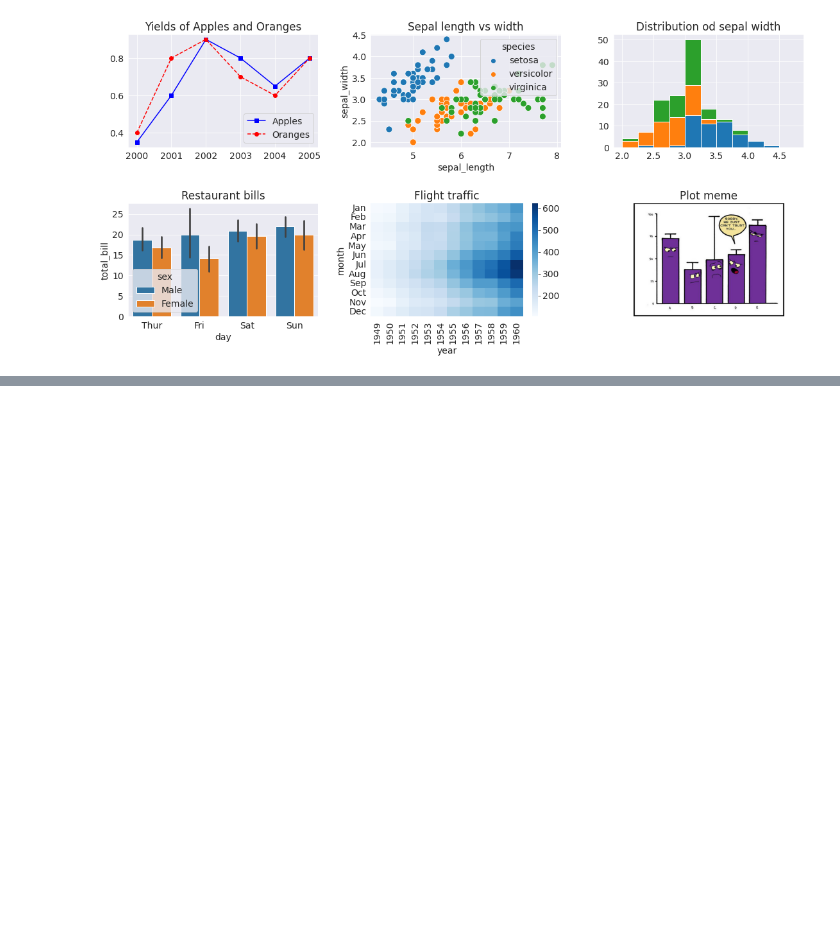
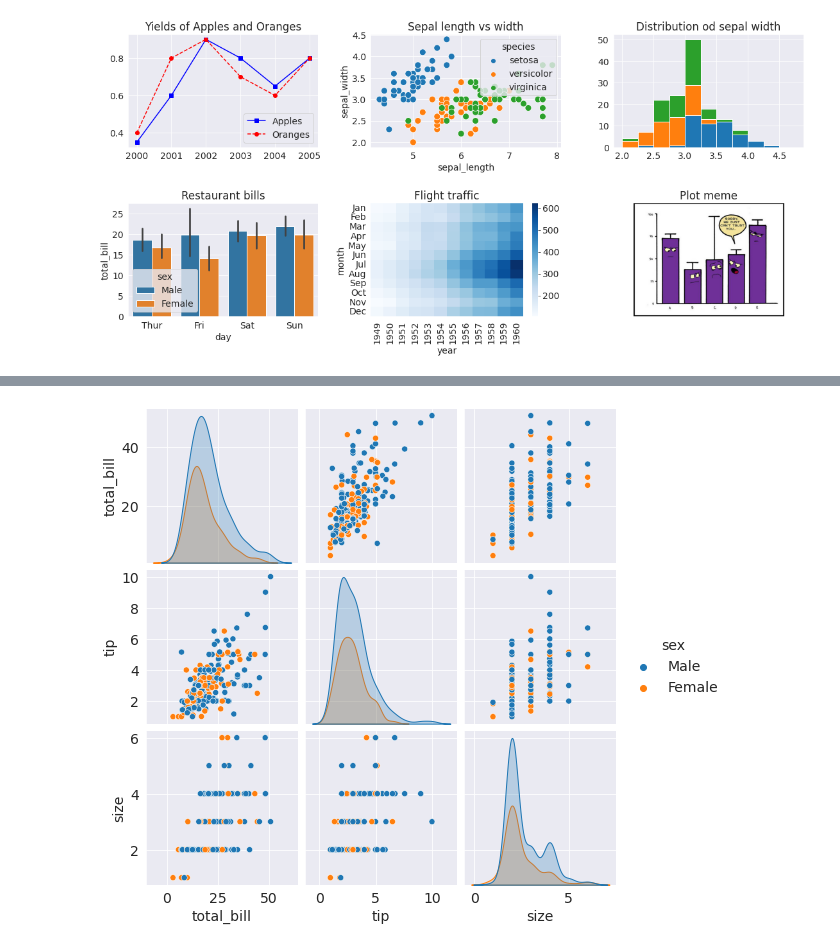
Before and after one commit to simaco11/Matplotlib-and-Seaborn-Tutorial, a Jupyter notebook: tutorial.ipynb, the cells around one changed output, grey strips where cells are left out. Saved outputs shown, nothing was run; the diff lists cells and outputs as text; code cells hidden in the pictures; blank space fills up the shorter version.

```diff
--- a/tutorial.ipynb
+++ b/tutorial.ipynb
@@ -587,0 +595,4 @@ plt.tight_layout(pad=2)
+# %%
+sns.pairplot(tips_df, hue = 'sex');
+# %% [output]
+[figure, added]
```
Also changed, not shown: parts of 4 cells of this notebook.
